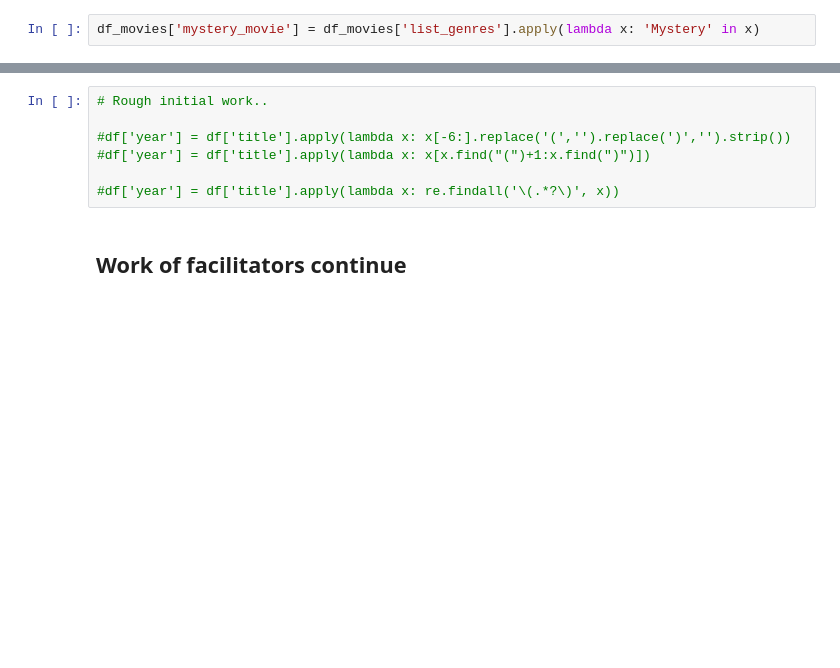
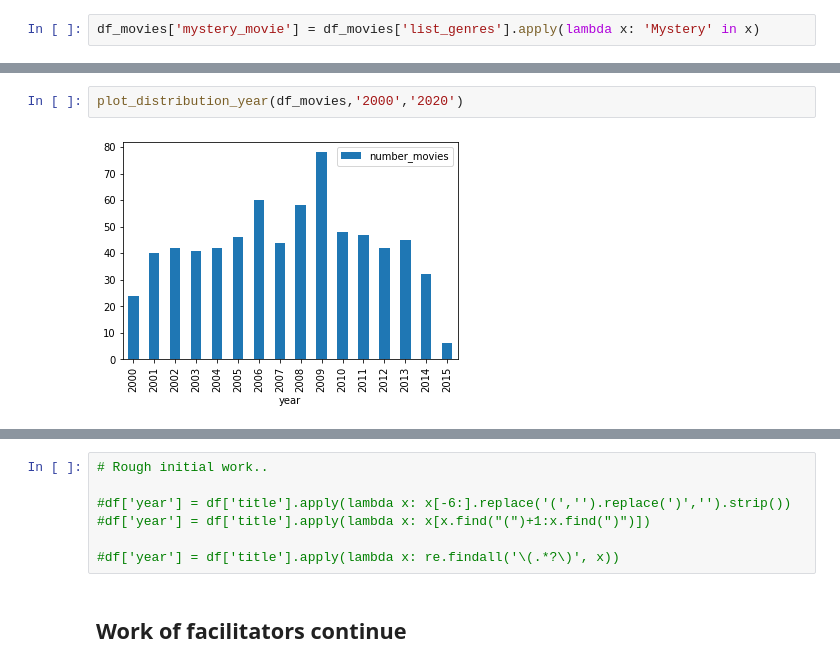
Before and after one commit to rcuevass/original-handson-packages, a Jupyter notebook: recommender systems/notebooks/1.0-movielens-eda.ipynb, the cells around one changed output, grey strips where cells are left out. Drawn from its saved outputs; the diff is of its cells as text; blank space fills up the shorter version.

```diff
--- a/recommender systems/notebooks/1.0-movielens-eda.ipynb
+++ b/recommender systems/notebooks/1.0-movielens-eda.ipynb
@@ -301,0 +328,4 @@ plot_distribution_year('1980','2020')
+# %%
+plot_distribution_year(df_movies,'2000','2020')
+# %% [output]
+[figure, added]
```
Also changed, not shown: parts of 39 cells of this notebook.
